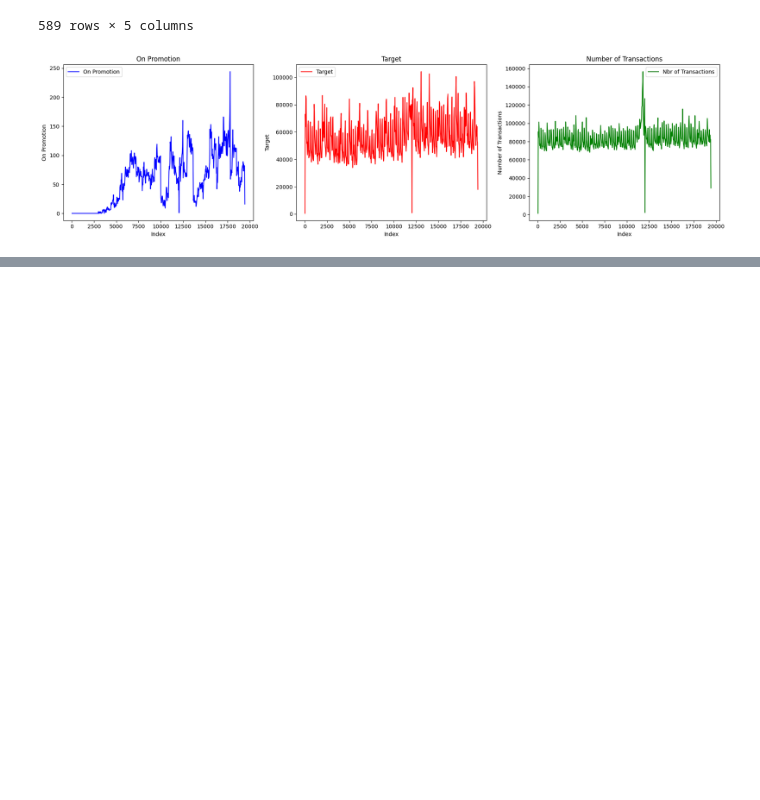
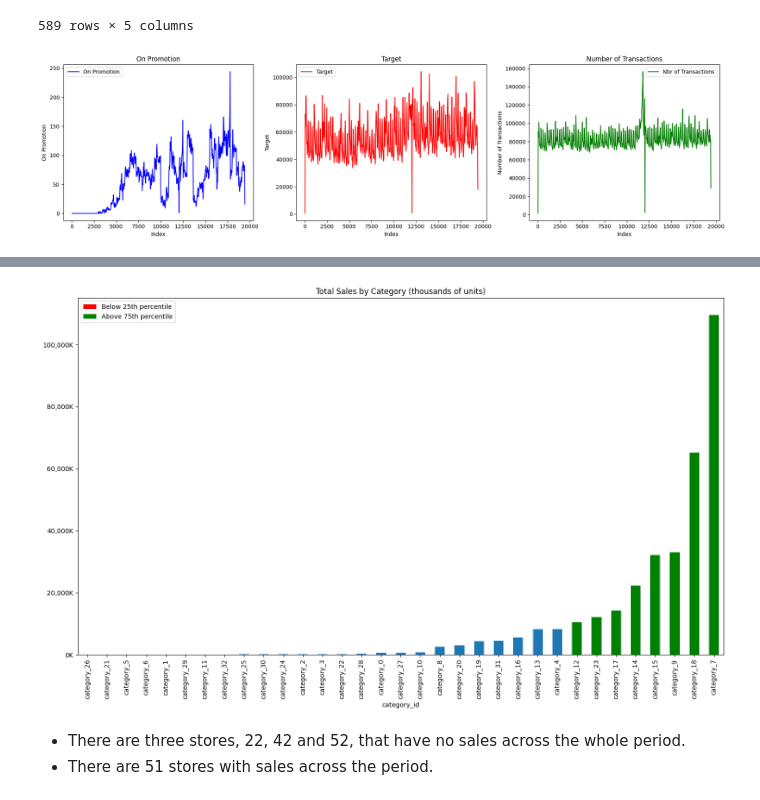
Before and after one commit to Rama-Mwenda/Iridium_Stores_Forecast, a Jupyter notebook: Notebooks/analysis.ipynb, the cells around one changed output, grey strips where cells are left out. Cells and saved outputs as stored; diff of their text form; code cells hidden in the pictures; blank space fills up the shorter version.

```diff
--- a/Notebooks/analysis.ipynb
+++ b/Notebooks/analysis.ipynb
@@ -173,0 +209,36 @@ plt.show()
+# %%
+# Check Checking total store sales over the period
+df_sales = df[['category_id','target']].groupby('category_id').sum().sort_values(by='target')
+
+# Calculate percentile data
+percentiles = df_sales['target'].quantile([0.25, 0.5, 0.75])
+
+# Plot sales data
+ax = df_sales.plot(kind='bar', figsize=(18,10), title='Total Sales by Category (thousands of units)')
+
+# Set bar colors
+for i, bar in enumerate(ax.patches):
+    if df_sales.iloc[i]['target'] < percentiles[0.25]:
+        bar.set_facecolor('red')
+    elif df_sales.iloc[i]['target'] > percentiles[0.75]:
+        bar.set_facecolor('green')
+
+# Create proxy artists for legend
+from matplotlib.lines import Line2D
+from matplotlib.patches import Patch
+
+legend_elements = [
+    Patch(facecolor='red', label='Below 25th percentile'),
+    Patch(facecolor='green', label='Above 75th percentile')
+]
+
+# Add legend
+import matplotlib.pyplot as plt
+ax.yaxis.set_major_formatter(plt.FuncFormatter(lambda x, loc: "{:,}".format(int(x/1000)) + 'K'))
+ax.legend(handles=legend_elements, loc='upper left')
+plt.show()
+# %% [output]
+[figure, added]
+# %% [markdown]
+* There are three stores, 22, 42 and 52, that have no sales across the whole period.
+* There are 51 stores with sales across the period.
```
Also changed, not shown: parts of 12 cells of this notebook, 6 other files.
